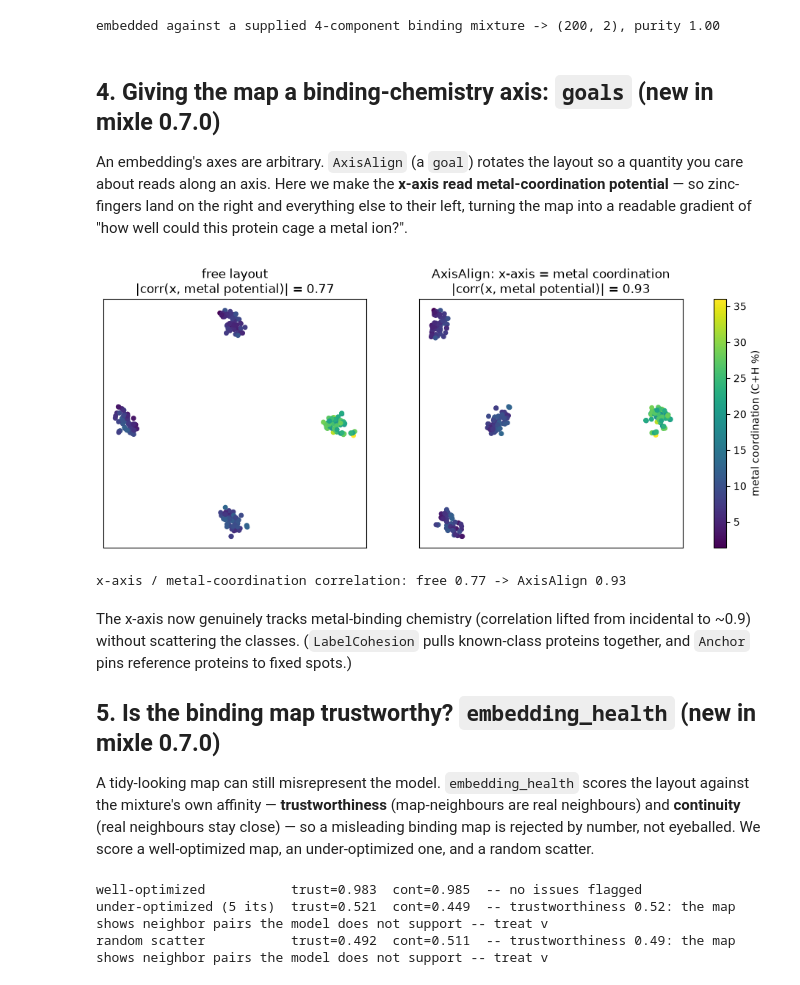
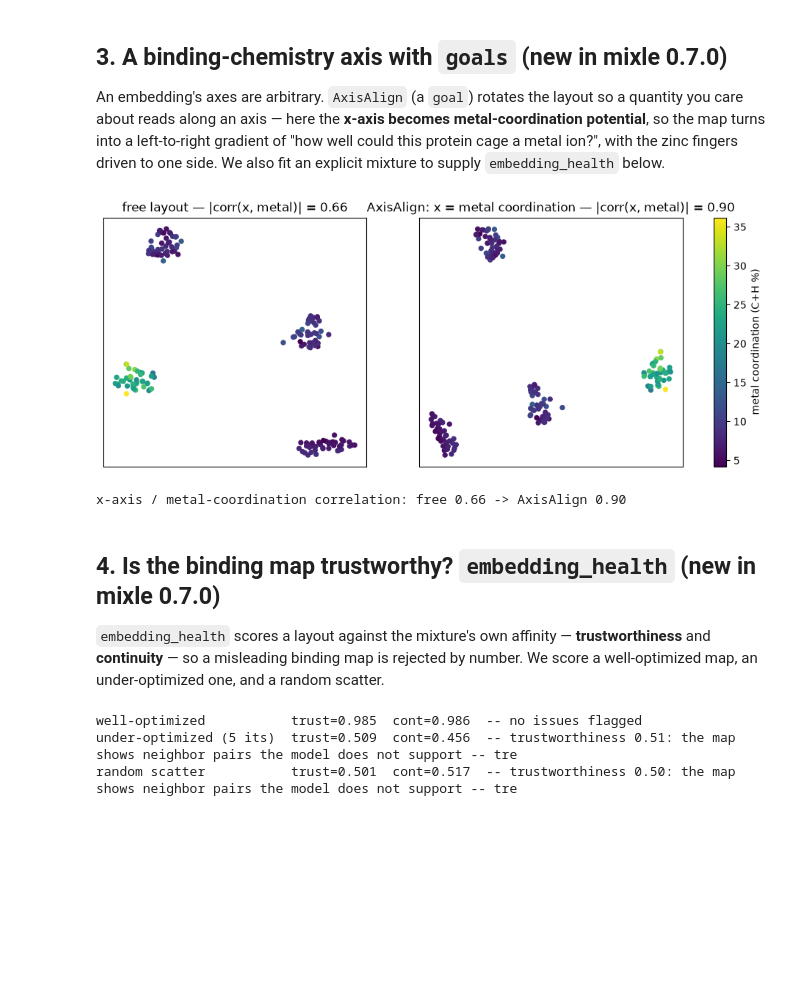
Before and after one commit to gmboquet/mixle-notebooks, a Jupyter notebook: notebooks/tutorials/embedding_with_htsne.ipynb, the cells around one changed output. Saved outputs shown, nothing was run; the diff lists cells and outputs as text; code cells hidden in the pictures; blank space fills up the shorter version.

```diff
--- a/notebooks/tutorials/embedding_with_htsne.ipynb
+++ b/notebooks/tutorials/embedding_with_htsne.ipynb
@@ -148,71 +158,53 @@ the model `embedding_health` needs below.
-# %%
-from mixle.stats import (GaussianEstimator, CategoricalEstimator, PoissonEstimator,
-                         CompositeEstimator, MixtureEstimator)
-from mixle.inference.estimation import optimize
-
-record_estimator = CompositeEstimator((GaussianEstimator(), GaussianEstimator(), GaussianEstimator(),
-                                       PoissonEstimator(), CategoricalEstimator()))
-mix = optimize(proteins, MixtureEstimator([record_estimator] * 4),
-               max_its=50, rng=np.random.RandomState(0), out=io.StringIO())
-Y = htsne(proteins, seed=1, perplexity=25, mix_model=mix, out=io.StringIO())
-print('embedded against a supplied %d-component binding mixture -> %s, purity %.2f'
-      % (mix.num_components, Y.shape, knn_purity(Y, binds)))
-# %% [output]
-embedded against a supplied 4-component binding mixture -> (200, 2), purity 1.00
 # %% [markdown]
-## 4. Giving the map a binding-chemistry axis: `goals` (new in mixle 0.7.0)
+## 3. A binding-chemistry axis with `goals` (new in mixle 0.7.0)
 
 An embedding's axes are arbitrary. `AxisAlign` (a `goal`) rotates the layout so a quantity you care
-about reads along an axis. Here we make the **x-axis read metal-coordination potential** — so
-zinc-fingers land on the right and everything else to their left, turning the map into a readable
-gradient of "how well could this protein cage a metal ion?".
+about reads along an axis — here the **x-axis becomes metal-coordination potential**, so the map turns
+into a left-to-right gradient of "how well could this protein cage a metal ion?", with the zinc fingers
+driven to one side. We also fit an explicit mixture to supply `embedding_health` below.
 # %%
+from mixle.stats import (GaussianEstimator, CategoricalEstimator, PoissonEstimator, CompositeEstimator, MixtureEstimator)
+from mixle.inference.estimation import optimize
 from mixle.utils.hvis import AxisAlign
 
-metal = np.array([p[0] for p in proteins])           # C+H percentage = metal-coordination potential
-free = htsne(proteins, seed=1, perplexity=25, out=io.StringIO())
-axed = htsne(proteins, seed=1, perplexity=25,
-             goals=[AxisAlign(metal.tolist(), axis=0, weight=0.6)], out=io.StringIO())
+record_est = CompositeEstimator((GaussianEstimator(), GaussianEstimator(), GaussianEstimator(),
+                                 PoissonEstimator(), CategoricalEstimator()))
+mix = optimize(proteins, MixtureEstimator([record_est] * 4), max_its=50, rng=np.random.RandomState(0), out=io.StringIO())
 
-def axis_corr(Y):
-    return abs(np.corrcoef(Y[:, 0], metal)[0, 1])
+metal = np.array([p[0] for p in proteins])
+free = htsne(proteins, seed=1, perplexity=20, out=io.StringIO())
+axed = htsne(proteins, seed=1, perplexity=20, goals=[AxisAlign(metal.tolist(), axis=0, weight=0.6)], out=io.StringIO())
+corr = lambda Y: abs(np.corrcoef(Y[:, 0], metal)[0, 1])
 
-fig, axes = plt.subplots(1, 2, figsize=(11, 4.4))
-for ax, Y, title in zip(axes, [free, axed], ['free layout', 'AxisAlign: x-axis = metal coordination']):
-    sc = ax.scatter(Y[:, 0], Y[:, 1], c=metal, cmap='viridis', s=16)
-    ax.set_title('%s\n|corr(x, metal potential)| = %.2f' % (title, axis_corr(Y)))
-    ax.set_xticks([]); ax.set_yticks([])
-fig.colorbar(sc, ax=axes, fraction=0.025, label='metal coordination (C+H %)'); plt.show()
-print('x-axis / metal-coordination correlation: free %.2f -> AxisAlign %.2f' % (axis_corr(free), axis_corr(axed)))
+fig, ax = plt.subplots(1, 2, figsize=(11, 4.4))
+for a, Y, t in [(ax[0], free, 'free layout'), (ax[1], axed, 'AxisAlign: x = metal coordination')]:
+    sc = a.scatter(Y[:, 0], Y[:, 1], c=metal, cmap='viridis', s=18)
+    a.set_title('%s — |corr(x, metal)| = %.2f' % (t, corr(Y))); a.set_xticks([]); a.set_yticks([])
+fig.colorbar(sc, ax=ax, fraction=0.025, label='metal coordination (C+H %)'); plt.show()
+print('x-axis / metal-coordination correlation: free %.2f -> AxisAlign %.2f' % (corr(free), corr(axed)))
 # %% [output]
-[figure, old version]
+[figure, new version]
-x-axis / metal-coordination correlation: free 0.77 -> AxisAlign 0.93
+x-axis / metal-coordination correlation: free 0.66 -> AxisAlign 0.90
 # %% [markdown]
-The x-axis now genuinely tracks metal-binding chemistry (correlation lifted from incidental to ~0.9)
-without scattering the classes. (`LabelCohesion` pulls known-class proteins together, and `Anchor`
-pins reference proteins to fixed spots.)
+## 4. Is the binding map trustworthy? `embedding_health` (new in mixle 0.7.0)
 
-## 5. Is the binding map trustworthy? `embedding_health` (new in mixle 0.7.0)
-
-A tidy-looking map can still misrepresent the model. `embedding_health` scores the layout against the
-mixture's own affinity — **trustworthiness** (map-neighbours are real neighbours) and **continuity**
-(real neighbours stay close) — so a misleading binding map is rejected by number, not eyeballed. We
-score a well-optimized map, an under-optimized one, and a random scatter.
+`embedding_health` scores a layout against the mixture's own affinity — **trustworthiness** and
+**continuity** — so a misleading binding map is rejected by number. We score a well-optimized map, an
+under-optimized one, and a random scatter.
 # %%
 from mixle.utils.hvis import embedding_health
 
-good = htsne(proteins, seed=1, perplexity=25, mix_model=mix, max_its=1000, out=io.StringIO())
-undercooked = htsne(proteins, seed=1, perplexity=25, mix_model=mix, max_its=5, out=io.StringIO())
+good = htsne(proteins, seed=1, perplexity=20, mix_model=mix, max_its=1000, out=io.StringIO())
+undercooked = htsne(proteins, seed=1, perplexity=20, mix_model=mix, max_its=5, out=io.StringIO())
 scramble = np.random.RandomState(0).randn(len(proteins), 2)
-
 for name, Y in [('well-optimized', good), ('under-optimized (5 its)', undercooked), ('random scatter', scramble)]:
     h = embedding_health(Y, mix, proteins)
     issues = '; '.join(h['diagnosis']) if h['diagnosis'] else 'no issues flagged'
-    print('%-24s trust=%.3f  cont=%.3f  -- %s' % (name, h['trustworthiness'], h['continuity'], issues[:88]))
+    print('%-24s trust=%.3f  cont=%.3f  -- %s' % (name, h['trustworthiness'], h['continuity'], issues[:84]))
 # %% [output]
-well-optimized           trust=0.983  cont=0.985  -- no issues flagged
-under-optimized (5 its)  trust=0.521  cont=0.449  -- trustworthiness 0.52: the map shows neighbor pairs the model does not support -- treat v
-random scatter           trust=0.492  cont=0.511  -- trustworthiness 0.49: the map shows neighbor pairs the model does not support -- treat v
+well-optimized           trust=0.985  cont=0.986  -- no issues flagged
+under-optimized (5 its)  trust=0.509  cont=0.456  -- trustworthiness 0.51: the map shows neighbor pairs the model does not support -- tre
+random scatter           trust=0.501  cont=0.517  -- trustworthiness 0.50: the map shows neighbor pairs the model does not support -- tre
 # %% [markdown]
 ## What 0.7.0 gives you here
 
```
Also changed, not shown: parts of 12 cells of this notebook, 2 other files.
